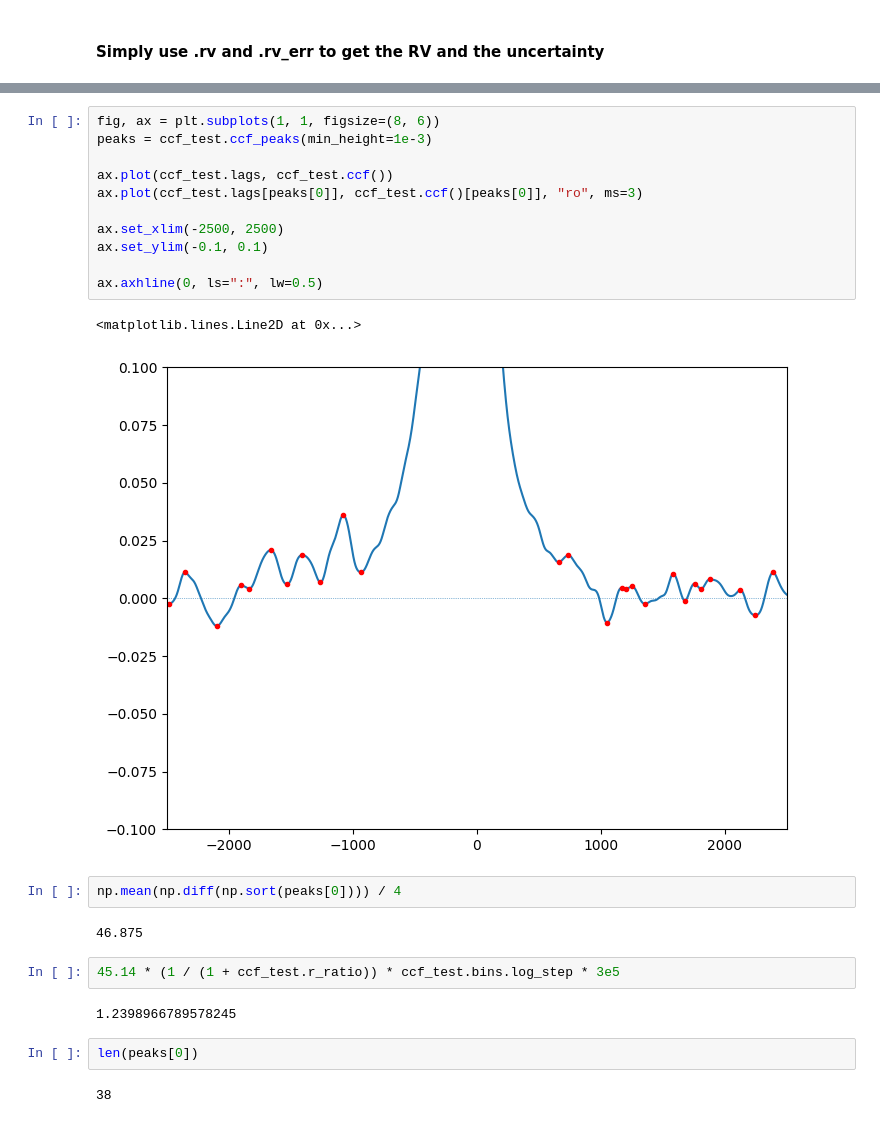
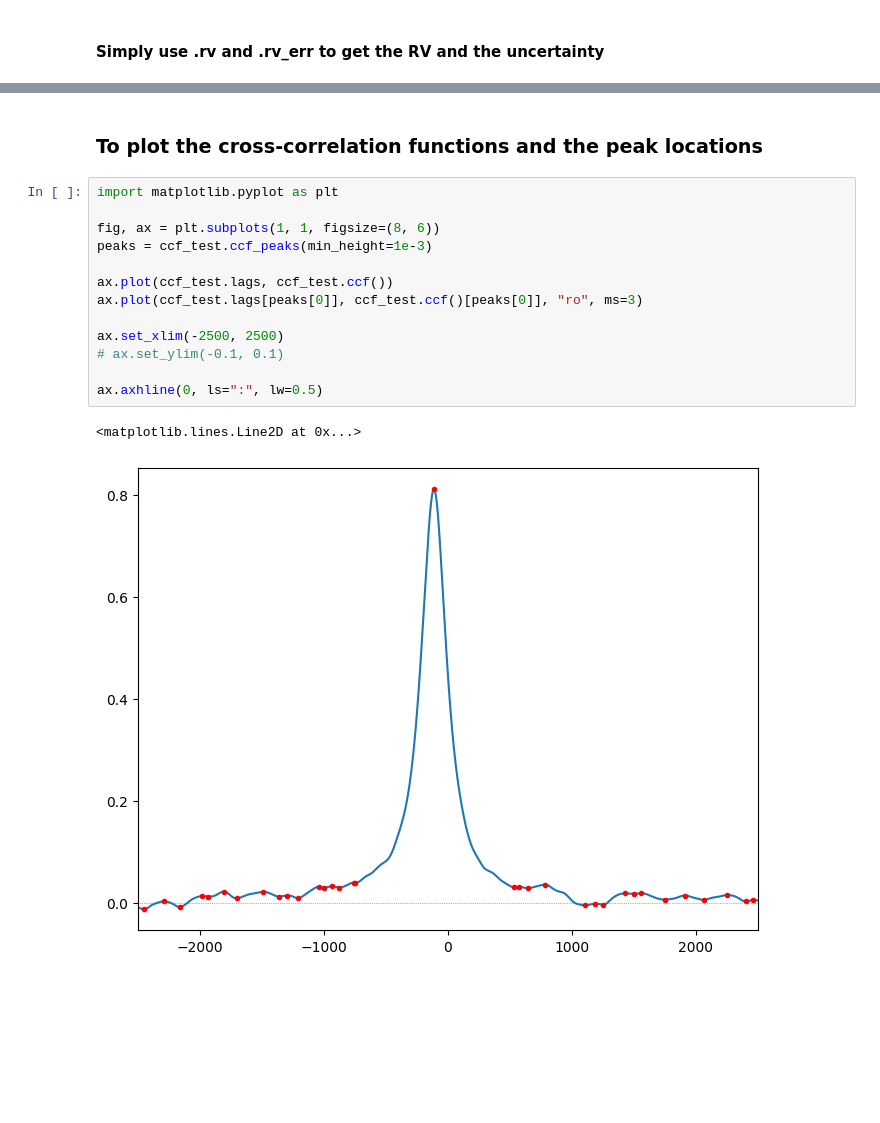
Before and after one commit to coryzh/ccf, a Jupyter notebook: examples/example_simulated_data.ipynb, the cells around one changed output, grey strips where cells are left out. Cells and saved outputs as stored; diff of their text form; blank space fills up the shorter version.

```diff
--- a/examples/example_simulated_data.ipynb
+++ b/examples/example_simulated_data.ipynb
@@ -50,26 +50,18 @@ print(f"{ccf_test.rv:.2f} +/- {ccf_test.rv_err:.2f} km/s")
+# %% [markdown]
+### To plot the cross-correlation functions and the peak locations
 # %%
+import matplotlib.pyplot as plt
+
 fig, ax = plt.subplots(1, 1, figsize=(8, 6))
 peaks = ccf_test.ccf_peaks(min_height=1e-3)
 
 ax.plot(ccf_test.lags, ccf_test.ccf())
 ax.plot(ccf_test.lags[peaks[0]], ccf_test.ccf()[peaks[0]], "ro", ms=3)
 
 ax.set_xlim(-2500, 2500)
-ax.set_ylim(-0.1, 0.1)
+# ax.set_ylim(-0.1, 0.1)
 
 ax.axhline(0, ls=":", lw=0.5)
 # %% [output]
 <matplotlib.lines.Line2D at 0x...>
-[figure, old version]
+[figure, new version]
-# %%
-np.mean(np.diff(np.sort(peaks[0]))) / 4
-# %% [output]
-46.875
-# %%
-45.14 * (1 / (1 + ccf_test.r_ratio)) * ccf_test.bins.log_step * 3e5
-# %% [output]
-1.2398966789578245
-# %%
-len(peaks[0])
-# %% [output]
-38
```
Also changed, not shown: parts of 2 cells of this notebook.
